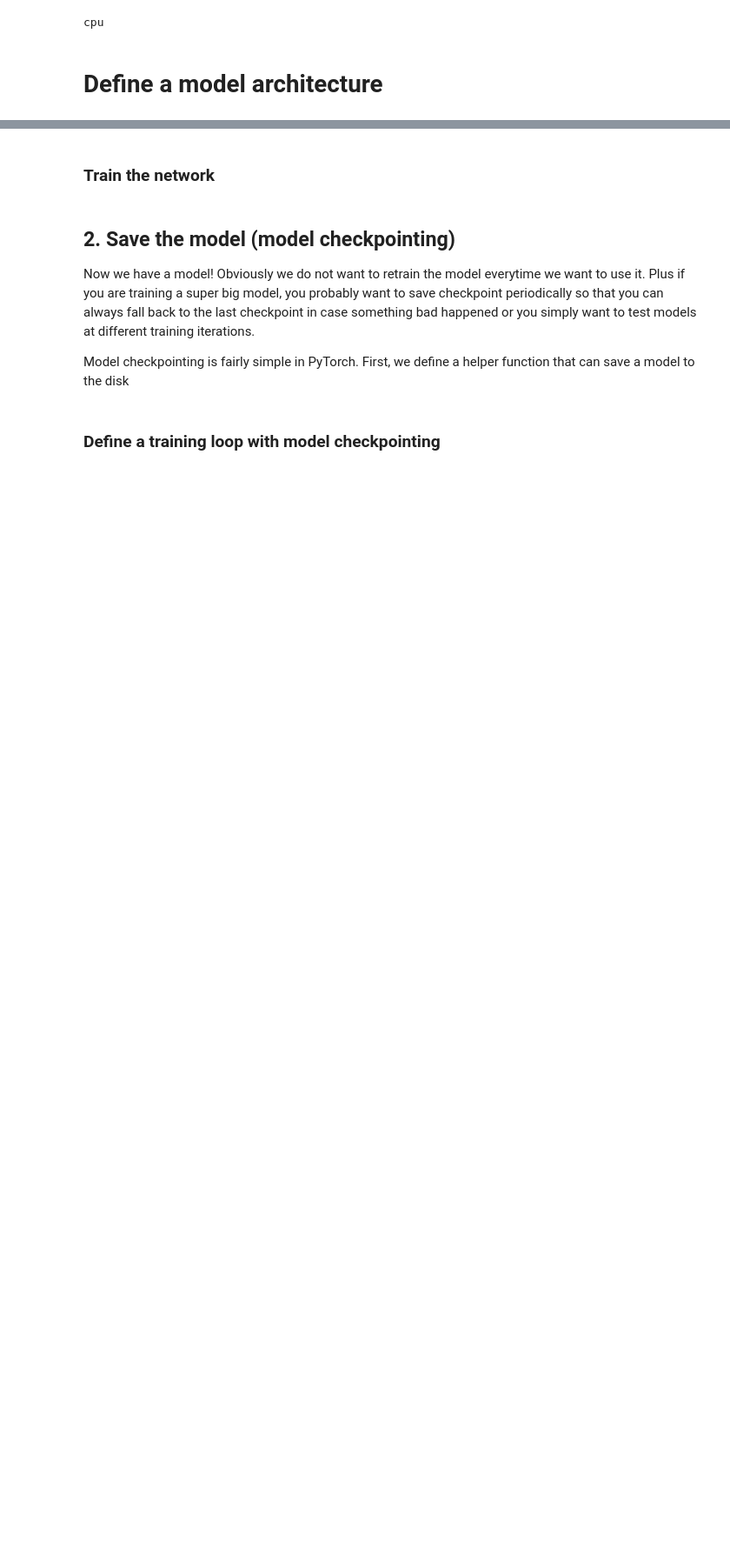
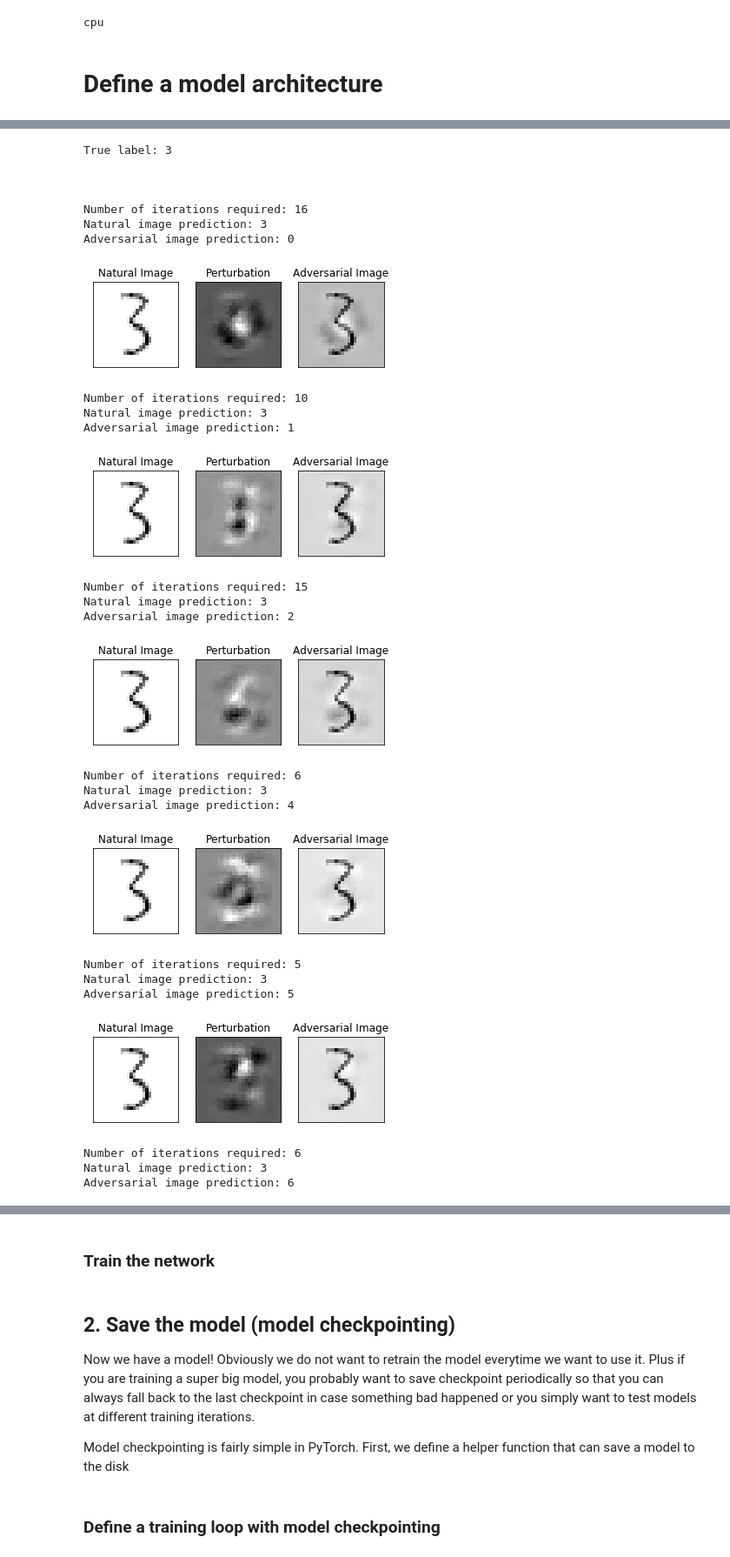
Before and after one commit to justinpyron/CS-231, a Jupyter notebook: Project/get_examples/get_adversarial_images.ipynb, the cells around one changed output, grey strips where cells are left out. Shown at 87% size. Cells and saved outputs as stored; diff of their text form; code cells hidden in the pictures; blank space fills up the shorter version.

Commit message:
Successfully creates adversarial images

```diff
--- a/Project/get_examples/get_adversarial_images.ipynb
+++ b/Project/get_examples/get_adversarial_images.ipynb
@@ -103,7 +103,7 @@ trainset = MNIST(
     root='mnist_png/training',
     preload=True,
     transform=transforms.ToTensor(),
-    subset = 1000
+    subset = 2000
 )
 
 # Use the torch dataloader to iterate through the dataset
@@ -114,7 +114,7 @@ testset = MNIST(
     root='mnist_png/testing',
     preload=True,
     transform=transforms.ToTensor(),
-    subset = 200
+    subset = 400
 )
 # Use the torch dataloader to iterate through the dataset
 testset_loader = DataLoader(testset, batch_size=1000, shuffle=False, num_workers=1)
@@ -330,3 +351,68 @@ def compare_plots(natural, perturbation, adversary):
     plt.yticks([])
 
     plt.show()
+# %%
+# i = np.random.randint(len(testset))
+i = 1501
+target = 2
+eps = 5e-2
+num_iters = 5000
+
+t, t_label = testset[i] # Get one training example to work with
+
+print('True label: {}'.format(t_label))
+# print('Target class: {}'.format(target))
+print('\n\n')
+
+# natural, pert, adv = FGSM(t, t_label, model, target, eps, num_iters)
+
+# nat_pred = model(natural).max(1, keepdim=True)[1][0,0].item()
+# adv_pred = model(adv).max(1, keepdim=True)[1][0,0].item()
+# print('Natural image prediction: {}'.format(nat_pred))
+# print('Adversarial image prediction: {}'.format(adv_pred))
+# compare_plots(natural, pert, adv)
+
+import time
+begin = time.time()
+
+for j in range(10):
+    if j == t_label:
+        continue
+    natural, pert, adv = FGSM(t, t_label, model, j, eps, num_iters)
+
+    nat_pred = model(natural).max(1, keepdim=True)[1][0,0].item()
+    adv_pred = model(adv).max(1, keepdim=True)[1][0,0].item()
+    print('Natural image prediction: {}'.format(nat_pred))
+    print('Adversarial image prediction: {}'.format(adv_pred))
+    compare_plots(t.unsqueeze(0), pert, adv)
+    print('\n\n')
+
+print('Took {} seconds'.format(time.time() - begin))
+# %% [output]
+True label: 3
+
+
+
+Number of iterations required: 16
+Natural image prediction: 3
+Adversarial image prediction: 0
+[figure, added]
+Number of iterations required: 10
+Natural image prediction: 3
+Adversarial image prediction: 1
+[figure, added]
+Number of iterations required: 15
+Natural image prediction: 3
+Adversarial image prediction: 2
+[figure, added]
+Number of iterations required: 6
+Natural image prediction: 3
+Adversarial image prediction: 4
+[figure, added]
+Number of iterations required: 5
+Natural image prediction: 3
+Adversarial image prediction: 5
+[figure, added]
+Number of iterations required: 6
+Natural image prediction: 3
+Adversarial image prediction: 6
```
Also changed, not shown: parts of 21 cells of this notebook.
